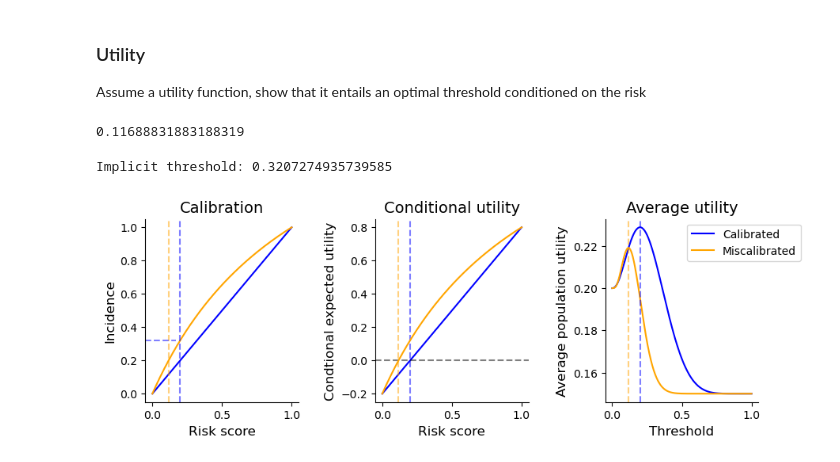
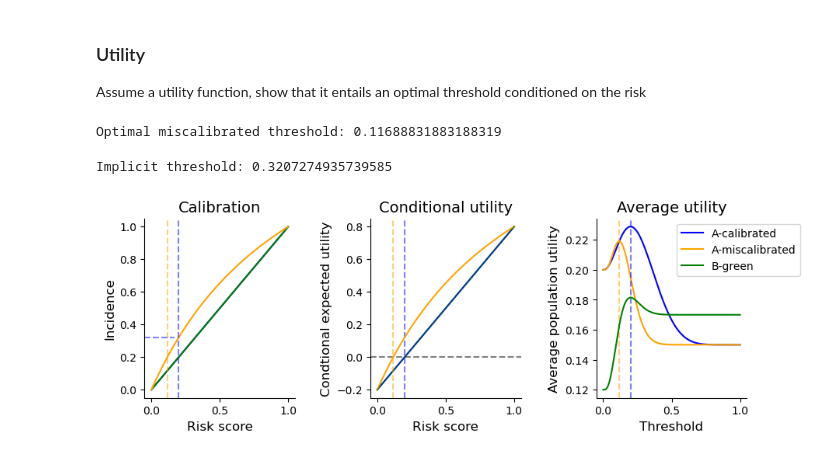
Before and after one commit to spfohl/fairness_simulation, a Jupyter notebook: risk_distribution_plots.ipynb, the cells around one changed output. Cells and saved outputs as stored; diff of their text form; code cells hidden in the pictures.

Commit message:
Update plots

```diff
--- a/risk_distribution_plots.ipynb
+++ b/risk_distribution_plots.ipynb
@@ -341,13 +341,15 @@ u_treat_miscalibrated = parameters['A-new']['calibration_curve']*u_tp + (1-param
 u_no_treat_miscalibrated = parameters['A-new']['calibration_curve']*u_fn + (1-parameters['A-new']['calibration_curve'])*u_tn
 conditional_utility_miscalibrated = u_treat_miscalibrated - u_no_treat_miscalibrated
 optimal_threshold_miscalibrated = risk_values[np.abs(conditional_utility_miscalibrated).argmin()]
-print(optimal_threshold_miscalibrated)
+print(f'Optimal miscalibrated threshold: {optimal_threshold_miscalibrated}')
 # %% [output]
-0.11688831883188319
+Optimal miscalibrated threshold: 0.11688831883188319
 # %%
 # Cumulative utility
 cumulative_utility = np.zeros_like(risk_values)
 cumulative_utility_miscalibrated = np.zeros_like(risk_values)
+cumulative_utility_group_b = np.zeros_like(risk_values)
+
 for i, t in enumerate(risk_values):
     threshold_mask = risk_values >= t
     threshold_neg_mask = risk_values < t
@@ -386,6 +388,24 @@ for i, t in enumerate(risk_values):
         cumulative_utility_lhs_miscalibrated = 0.0
 
     cumulative_utility_miscalibrated[i] = cumulative_utility_rhs_miscalibrated + cumulative_utility_lhs_miscalibrated
+
+    # Calibrated model
+    try:
+        cumulative_utility_rhs = scipy.integrate.cumulative_trapezoid(
+            y=u_treat[threshold_mask]*parameters['B']['pdf'][threshold_mask],
+            x=risk_values[threshold_mask]
+        )[-1]
+    except:
+        cumulative_utility_rhs = 0.0
+    try:
+        cumulative_utility_lhs = scipy.integrate.cumulative_trapezoid(
+            y=u_no_treat[threshold_neg_mask]*parameters['B']['pdf'][threshold_neg_mask],
+            x=risk_values[threshold_neg_mask]
+        )[-1]
+    except:
+        cumulative_utility_lhs = 0.0
+
+    cumulative_utility_group_b[i] = cumulative_utility_rhs + cumulative_utility_lhs
 # %%
 # Compute the implicit threshold
 implicit_threshold=parameters['A-new']['calibration_curve'][np.abs(parameters['A-new']['x'] - optimal_threshold).argmin()]
@@ -401,37 +419,40 @@ fig, (ax3, ax1, ax2) = plt.subplots(1, 3, figsize=(10,3), sharex=True)
 fig.subplots_adjust(wspace=wspace)
 
 # ax = plt.gca()
-ax1.plot(risk_values, conditional_utility, color='b', label='Calibrated')
+ax1.plot(risk_values, conditional_utility, color='b', label='A-calibrated')
 ax1.axvline(optimal_threshold, linestyle='--', color='b', alpha=0.5)
 ax1.axhline(color = 'k', linestyle='--', alpha=0.5)
-ax1.plot(risk_values, conditional_utility_miscalibrated, color='orange', label='Miscalibrated')
+ax1.plot(risk_values, conditional_utility_miscalibrated, color='orange', label='A-miscalibrated')
+ax1.plot(risk_values, conditional_utility, color='g', label='B-green', alpha=0.5)
 ax1.axvline(optimal_threshold_miscalibrated, color='orange', linestyle='--', alpha=0.5)
 
 # sns.despine()
 ax1.set_xlabel('Risk score', fontsize=12)
 ax1.set_ylabel('Condtional expected utility',fontsize=12)
 ax1.set_title('Conditional utility', fontsize=14)
 
-ax2.plot(risk_values, cumulative_utility, color='b', label='Calibrated')
-ax2.plot(risk_values, cumulative_utility_miscalibrated, color='orange', label='Miscalibrated')
+ax2.plot(risk_values, cumulative_utility, color='b', label='A-calibrated')
+ax2.plot(risk_values, cumulative_utility_miscalibrated, color='orange', label='A-miscalibrated')
 ax2.axvline(optimal_threshold, linestyle='--', color='b', alpha=0.5)
 ax2.axvline(optimal_threshold_miscalibrated, linestyle='--', color='orange', alpha=0.5)
+ax2.plot(risk_values, cumulative_utility_group_b, color='green', label='B-green')
 ax2.set_ylabel('Average population utility', fontsize=12)
 ax2.set_xlabel('Threshold',fontsize=12)
 ax2.set_title('Average utility', fontsize=14)
 
-ax3.plot(parameters['A']['x'], parameters['A']['calibration_curve'], color = parameters['A']['color'], label='Calibrated')
-ax3.plot(parameters['A-new']['x'], parameters['A-new']['calibration_curve'], color = parameters['A-new']['color'], label='Miscalibrated')
+ax3.plot(parameters['A']['x'], parameters['A']['calibration_curve'], color = parameters['A']['color'], label='A-calibrated')
+ax3.plot(parameters['B']['x'], parameters['B']['calibration_curve'], color = parameters['B']['color'], label='B-green')
+ax3.plot(parameters['A-new']['x'], parameters['A-new']['calibration_curve'], color = parameters['A-new']['color'], label='A-miscalibrated')
 ax3.axvline(optimal_threshold, linestyle='--', color='b', alpha=0.5)
 ax3.axvline(optimal_threshold_miscalibrated, linestyle='--', color=parameters['A-new']['color'], alpha=0.5)
 ax3.axhline(implicit_threshold, xmax=optimal_threshold, linestyle='--', color=parameters['A']['color'], alpha=0.5)
 ax3.set_xlabel('Risk score', fontsize=12)
 ax3.set_ylabel('Incidence', fontsize=12)
 ax3.set_title('Calibration', fontsize=14)
 
 plt.legend(bbox_to_anchor=(0.5, 1))
 sns.despine()
 plt.show()
 fig.savefig(os.path.join(figure_path, 'utility_threshold.png'), dpi=300, bbox_inches="tight")
 # %% [output]
-[figure, old version]
+[figure, new version]
```
Also changed, not shown: parts of 1 cell of this notebook, 1 other file.
